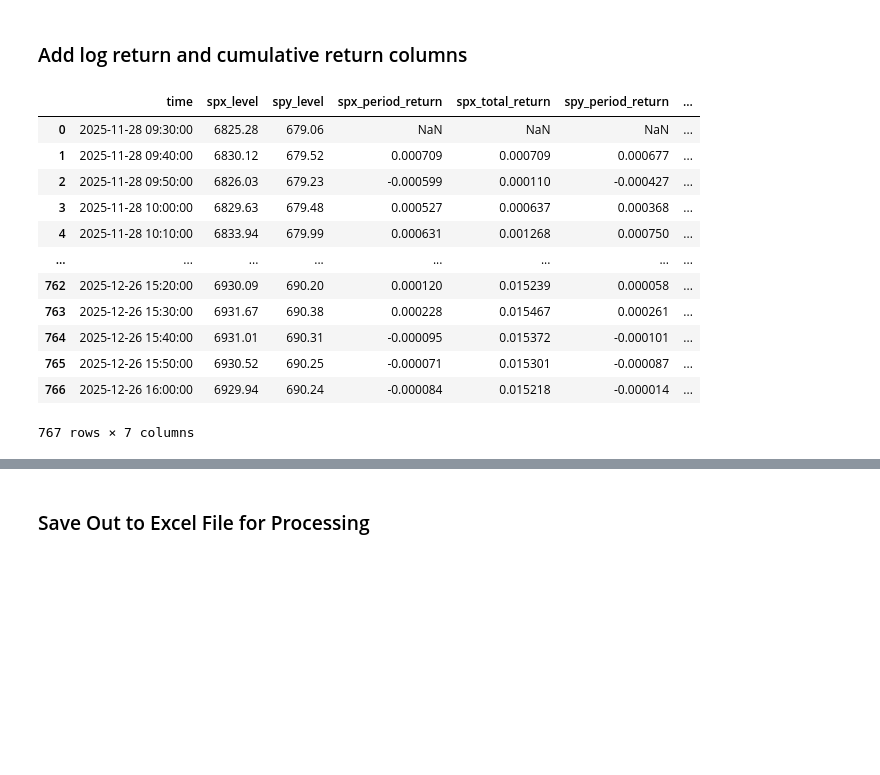
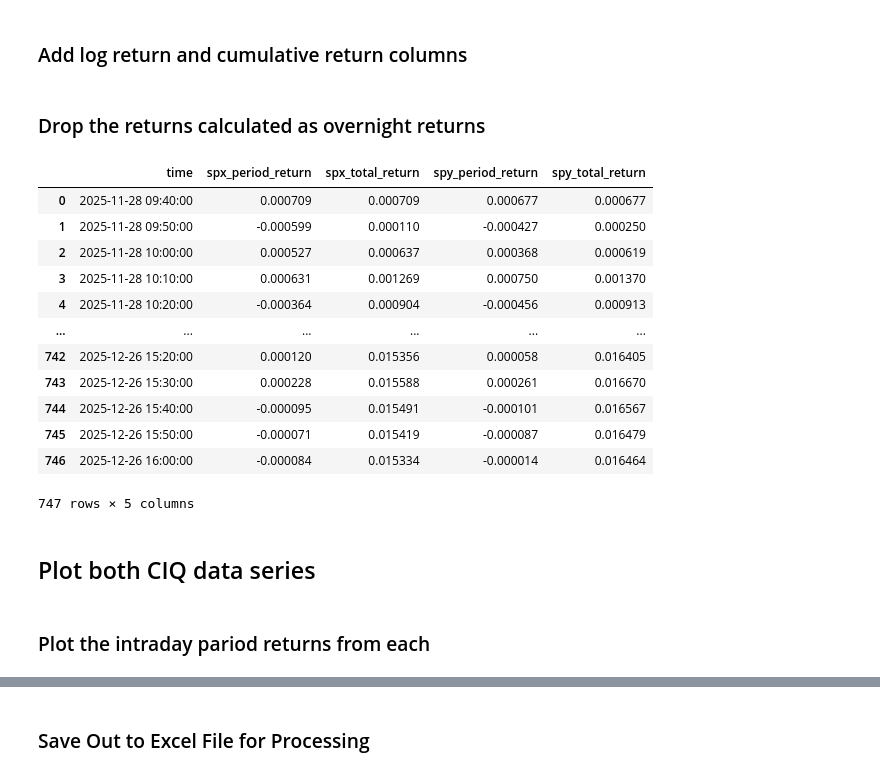
Before and after one commit to danielhalm1407/Risk-Control-Using-a-Bayesian-Joint-Quantile-Time-Series-Model-For-Asset-Returns, a Jupyter notebook: notebooks/NB02_Backtest_Intraday.ipynb, the cells around one changed output, grey strips where cells are left out. Drawn from its saved outputs; the diff is of its cells as text; code cells hidden in the pictures; blank space fills up the shorter version.

```diff
--- a/notebooks/NB02_Backtest_Intraday.ipynb
+++ b/notebooks/NB02_Backtest_Intraday.ipynb
@@ -208,16 +146,31 @@ sp500_intraday_returns["spx_total_return"] =sp500_intraday_returns["spx_period_r
-# %%
-sp500_intraday_returns
-# %% [output]
-|  | time | spx_level | spy_level | spx_period_return | spx_total_return | spy_period_return | ... |
-| 0 | 2025-11-28 09:30:00 | 6825.28 | 679.06 | NaN | NaN | NaN | ... |
-| 1 | 2025-11-28 09:40:00 | 6830.12 | 679.52 | 0.000709 | 0.000709 | 0.000677 | ... |
-| 2 | 2025-11-28 09:50:00 | 6826.03 | 679.23 | -0.000599 | 0.000110 | -0.000427 | ... |
-| 3 | 2025-11-28 10:00:00 | 6829.63 | 679.48 | 0.000527 | 0.000637 | 0.000368 | ... |
-| 4 | 2025-11-28 10:10:00 | 6833.94 | 679.99 | 0.000631 | 0.001268 | 0.000750 | ... |
-| ... | ... | ... | ... | ... | ... | ... | ... |
-| 762 | 2025-12-26 15:20:00 | 6930.09 | 690.20 | 0.000120 | 0.015239 | 0.000058 | ... |
-| 763 | 2025-12-26 15:30:00 | 6931.67 | 690.38 | 0.000228 | 0.015467 | 0.000261 | ... |
-| 764 | 2025-12-26 15:40:00 | 6931.01 | 690.31 | -0.000095 | 0.015372 | -0.000101 | ... |
-| 765 | 2025-12-26 15:50:00 | 6930.52 | 690.25 | -0.000071 | 0.015301 | -0.000087 | ... |
-| 766 | 2025-12-26 16:00:00 | 6929.94 | 690.24 | -0.000084 | 0.015218 | -0.000014 | ... |
-767 rows × 7 columns
+# %% [markdown]
+### Drop the returns calculated as overnight returns
+# %%
+
+# first, drop the level columns
+sp500_intraday_returns_v5 = sp500_intraday_returns.copy().drop(columns=[col for col in sp500_intraday_returns.columns if 'level' in col])
+
+# drop all the rows where time is 9:30, since the return value for that row is actually the overnight return
+# experienced over multiple hours, not over the 10-minute interval
+sp500_intraday_returns_v5 = sp500_intraday_returns_v5[~((sp500_intraday_returns_v5['time'].dt.hour == 9) &
+                                                        (sp500_intraday_returns_v5['time'].dt.minute == 30))].reset_index().drop('index', axis=1)
+# %%
+sp500_intraday_returns_v5
+# %% [output]
+|  | time | spx_period_return | spx_total_return | spy_period_return | spy_total_return |
+| 0 | 2025-11-28 09:40:00 | 0.000709 | 0.000709 | 0.000677 | 0.000677 |
+| 1 | 2025-11-28 09:50:00 | -0.000599 | 0.000110 | -0.000427 | 0.000250 |
+| 2 | 2025-11-28 10:00:00 | 0.000527 | 0.000637 | 0.000368 | 0.000619 |
+| 3 | 2025-11-28 10:10:00 | 0.000631 | 0.001269 | 0.000750 | 0.001370 |
+| 4 | 2025-11-28 10:20:00 | -0.000364 | 0.000904 | -0.000456 | 0.000913 |
+| ... | ... | ... | ... | ... | ... |
+| 742 | 2025-12-26 15:20:00 | 0.000120 | 0.015356 | 0.000058 | 0.016405 |
+| 743 | 2025-12-26 15:30:00 | 0.000228 | 0.015588 | 0.000261 | 0.016670 |
+| 744 | 2025-12-26 15:40:00 | -0.000095 | 0.015491 | -0.000101 | 0.016567 |
+| 745 | 2025-12-26 15:50:00 | -0.000071 | 0.015419 | -0.000087 | 0.016479 |
+| 746 | 2025-12-26 16:00:00 | -0.000084 | 0.015334 | -0.000014 | 0.016464 |
+747 rows × 5 columns
+# %% [markdown]
+## Plot both CIQ data series
+# %% [markdown]
+### Plot the intraday pariod returns from each
```
Also changed, not shown: parts of 65 cells of this notebook, 26 other files.
